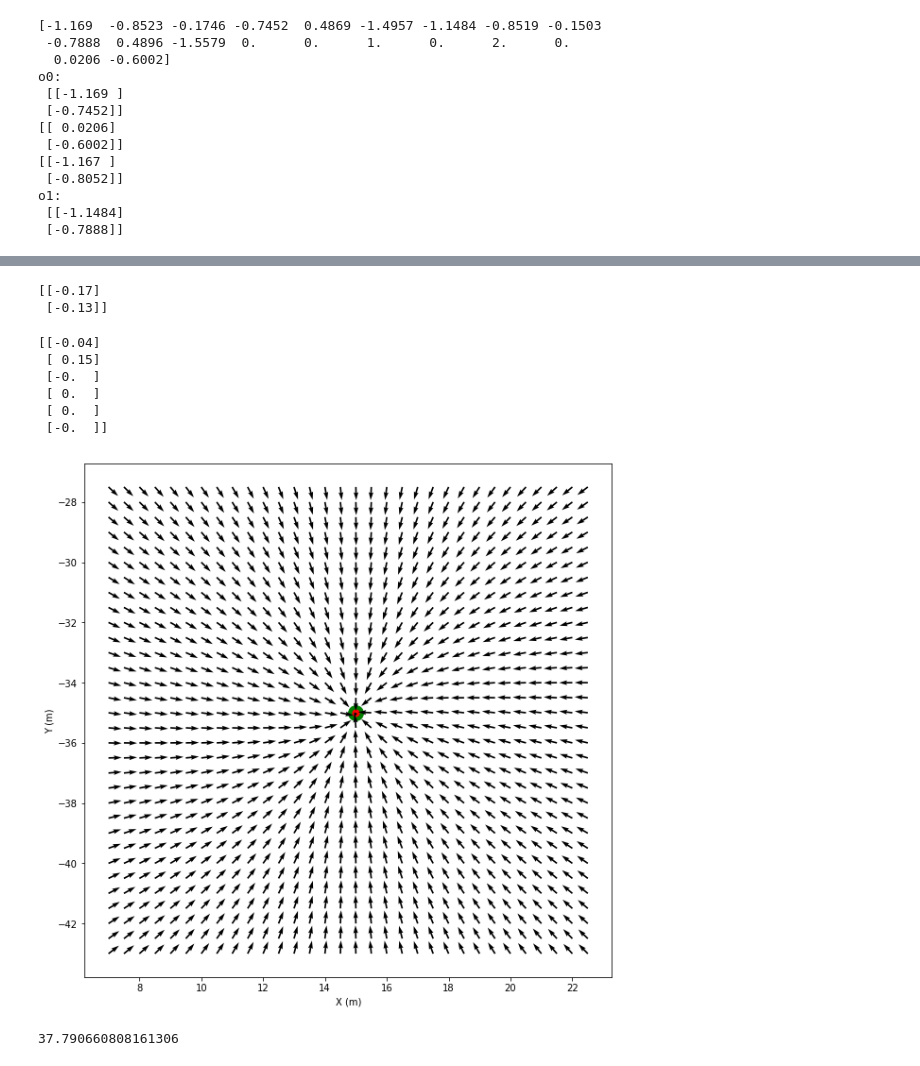
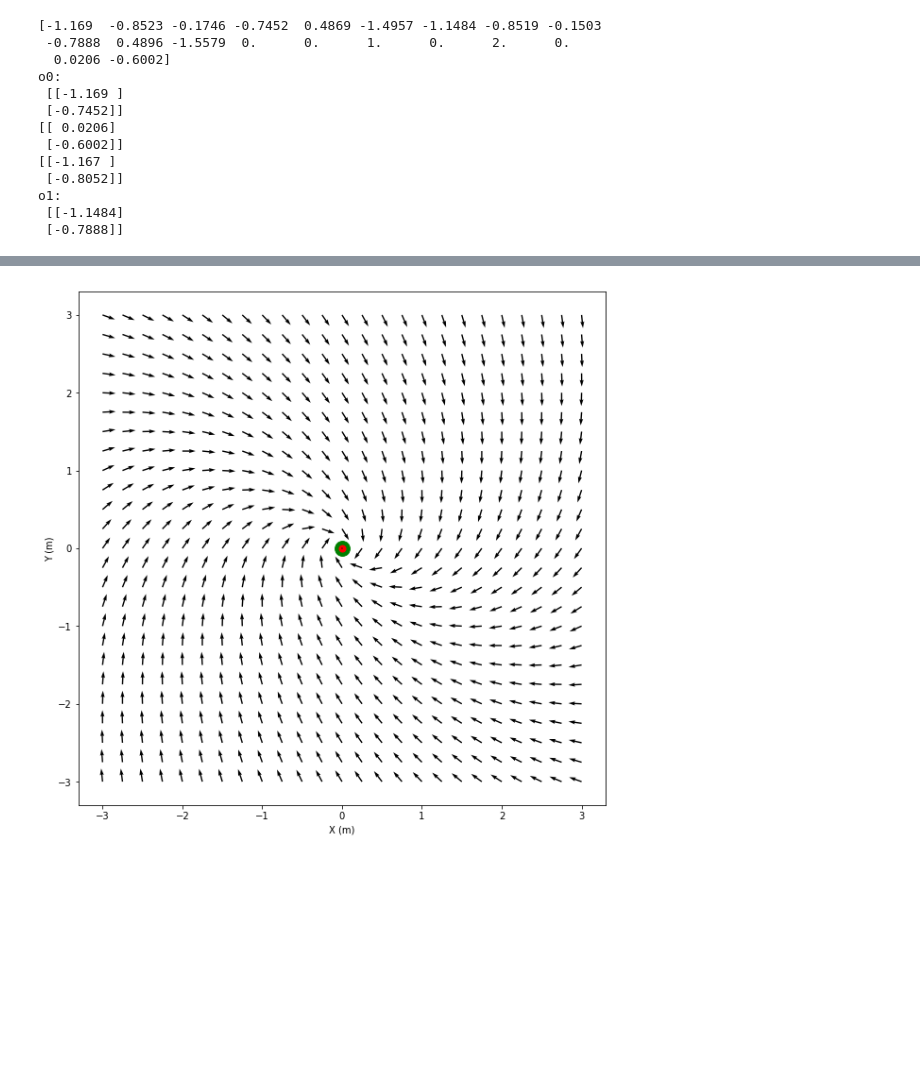
Before and after one commit to UM-ARM-Lab/unreliable-deform-manipulation, a Jupyter notebook: link_bot_notebooks/src/link_bot_notebooks/Linear TF Testing.ipynb, the cells around one changed output, grey strips where cells are left out. Saved outputs shown, nothing was run; the diff lists cells and outputs as text; code cells hidden in the pictures; blank space fills up the shorter version.

Commit message:
strated analyzing new linear tf model
 - does kind of work but not as well as the old reduction
 - the dynamics are worse

```diff
--- a/link_bot_notebooks/src/link_bot_notebooks/Linear TF Testing.ipynb
+++ b/link_bot_notebooks/src/link_bot_notebooks/Linear TF Testing.ipynb
@@ -12,9 +12,9 @@ from link_bot_notebooks.linear_tf_model import LinearTFModel
 importing Jupyter notebook from /home/pmitrano/catkin_ws/src/link_bot/link_bot_notebooks/src/link_bot_notebooks/toy_problem_optimization_common.ipynb
 # %%
 goal = np.array([[0], [0], [1], [0], [2], [0]])
-args = {'checkpoint': "log_data/November_27_16:34:04/nn.ckpt-50000", 'log': False}
+args = {'checkpoint': "log_data/best_linear/November_29_15:23:45__fa0c3e89e594c961f0a5e032b9bf9a511732fd42/nn.ckpt-50000", 'log': False}
 dataset = "../../../link_bot_teleop/data/2_link_pos_and_vel_2.txt"
-n, x, y = tpo.load_train_test(dataset, N=6, M=2, L=2, g=goal, extract_func=tpo.two_link_pos_vel_extractor)
+n, x, y = tpo.load_train_test(dataset, N=6, M=2, L=2, g=goal, extract_func=tpo.link_pos_vel_extractor(6))
 model = LinearTFModel(args, N=6, M=2, L=2)
 model.load()
 # %% [output]
@@ -183,63 +103,44 @@ print(back_s)
-# %%
-next_o = model.predict(o0, np.array([[10], [0]]))
-print(next_o)
-# %% [output]
-[[-0.17]
- [-0.13]]
-# %%
-back_s = np.linalg.lstsq(A, next_o, rcond=None)[0]
-print(back_s)
-# %% [output]
-[[-0.04]
- [ 0.15]
- [-0.  ]
- [ 0.  ]
- [ 0.  ]
- [-0.  ]]
 # %%
-r = 0.5
-cx = 15
-cy = -35
-m = 8
+r = 0.25
+cx = 0
+cy = 0
+m = 3
 x = []
 y = []
 u = []
 v = []
 goal = np.array([[cx], [cy], [0], [0], [0], [0]])
 min_a = 1e9 * np.ones((2, 1))
 min_a_x = None
 min_a_y = None
+MAX_SPEED=1
 og = model.reduce(goal)
-for s1 in np.arange(cx-m, cx+m, r):
-    for s2 in np.arange(cy-m, cy+m, r):
+for s1 in np.arange(cx-m, cx+m+r, r):
+    for s2 in np.arange(cy-m, cy+m+r, r):
         o = model.reduce(np.array([[s1], [s2], [0], [0], [0], [0]]))
         o1 = o[0, 0]
         o2 = o[1, 0]
         full_a, full_c, next_o = model.act(o, goal)
-        if np.linalg.norm(full_a) > 1.00:
-            a = full_a / np.linalg.norm(full_a) * 1.00  # a is in meters per second. Cap to 0.75
+        if np.linalg.norm(full_a) > MAX_SPEED:
+            a = full_a / np.linalg.norm(full_a) * MAX_SPEED  # a is in meters per second. Cap to 0.75
         else:
             a = full_a
 
         x.append(s1)
         y.append(s2)
         u.append(a[0, 0])
         v.append(a[1, 0])
-        if np.linalg.norm(a) < np.linalg.norm(min_a):
+        if np.linalg.norm(full_a) < np.linalg.norm(min_a):
             min_a = a
             min_a_x = s1
             min_a_y = s2
 
 plt.figure(figsize=(10,10))
 ax = plt.gca()
 ax.scatter(goal[0, 0], goal[1, 0], s=250, c='g')
 ax.scatter(min_a_x, min_a_y, s=50, c='r')
-q = ax.quiver(x, y, u, v, scale=40, width=0.003)
+q = ax.quiver(x, y, u, v, scale=40, width=0.0025)
 ax.set_xlabel("X (m)")
 ax.set_ylabel("Y (m)");
 # %% [output]
-[figure, old version]
+[figure, new version]
-# %%
-print(np.linalg.norm(min_a - goal[0:2]))
-# %% [output]
-37.790660808161306
```
Also changed, not shown: parts of 13 cells of this notebook, 2 other files.
